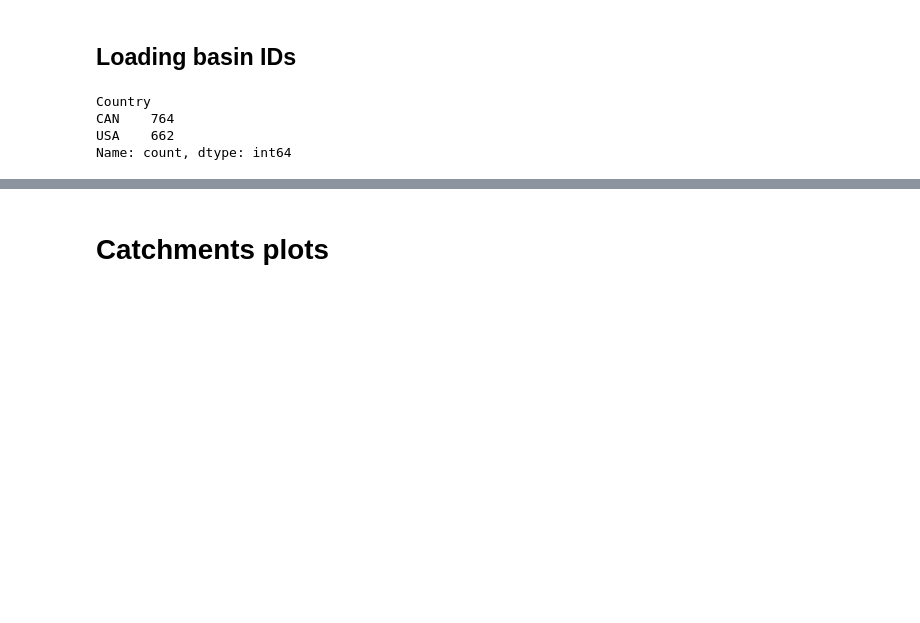
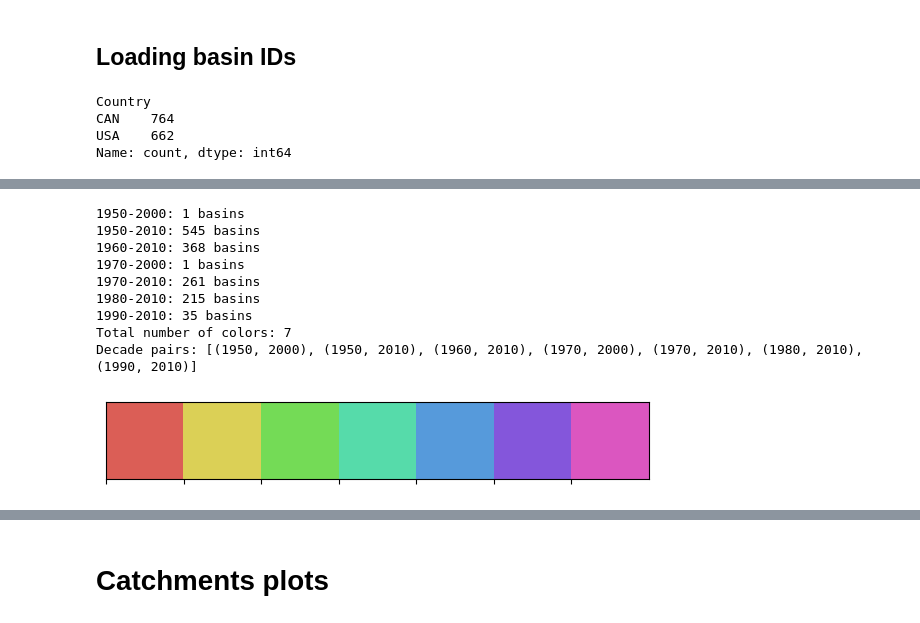
Before and after one commit to jpcurbelo/camels-spat-to-nh, a Jupyter notebook: camels_spat_plots.ipynb, the cells around one changed output, grey strips where cells are left out. Saved outputs shown, nothing was run; the diff lists cells and outputs as text; code cells hidden in the pictures; blank space fills up the shorter version.

```diff
--- a/camels_spat_plots.ipynb
+++ b/camels_spat_plots.ipynb
@@ -95,0 +133,28 @@ gdf_borders = gdf_borders.set_crs(common_crs, allow_override=True)
+# %%
+## How many basins per start-end decade combination? (Number of basins per color)
+tot_colors = 0
+decade_pairs = []
+for (start_decade, end_decade), group in all_time_stats_df.groupby(['Start_decade', 'End_decade']):
+    # Select the basins from gdf_basins based on the group indices
+    basins_subset = gdf_basins.iloc[group.index]
+    print(f'{start_decade}-{end_decade}: {len(basins_subset)} basins')
+    tot_colors += 1
+    decade_pairs.append((start_decade, end_decade))
+print(f'Total number of colors: {tot_colors}')
+print(f'Decade pairs: {decade_pairs}')
+
+# Create a map color of tot_colors colors
+colors_map = sns.color_palette("hls", tot_colors)
+# Plot the colors
+sns.palplot(colors_map)
+# %% [output]
+1950-2000: 1 basins
+1950-2010: 545 basins
+1960-2010: 368 basins
+1970-2000: 1 basins
+1970-2010: 261 basins
+1980-2010: 215 basins
+1990-2010: 35 basins
+Total number of colors: 7
+Decade pairs: [(1950, 2000), (1950, 2010), (1960, 2010), (1970, 2000), (1970, 2010), (1980, 2010), (1990, 2010)]
+[figure, added]
```
Also changed, not shown: parts of 18 cells of this notebook, 4 other files.
